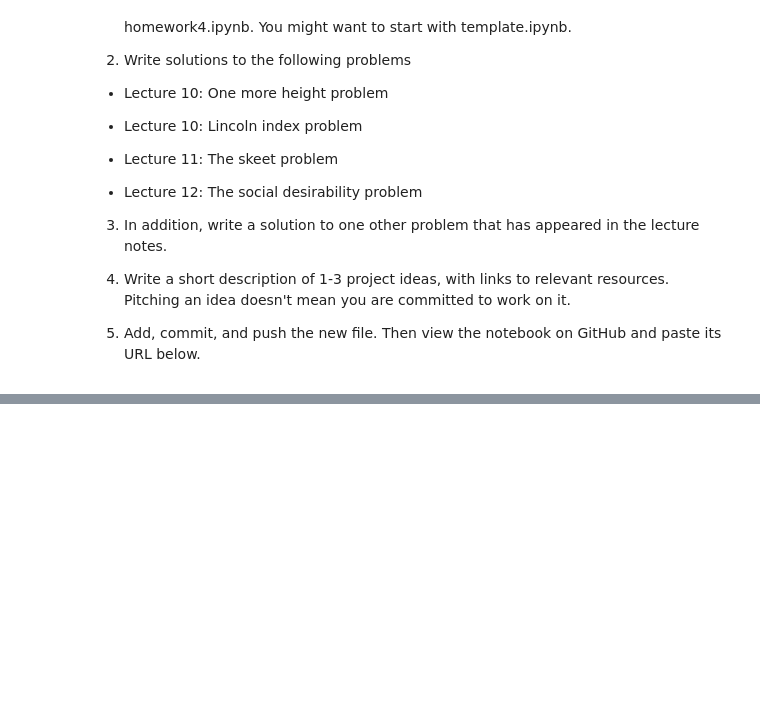
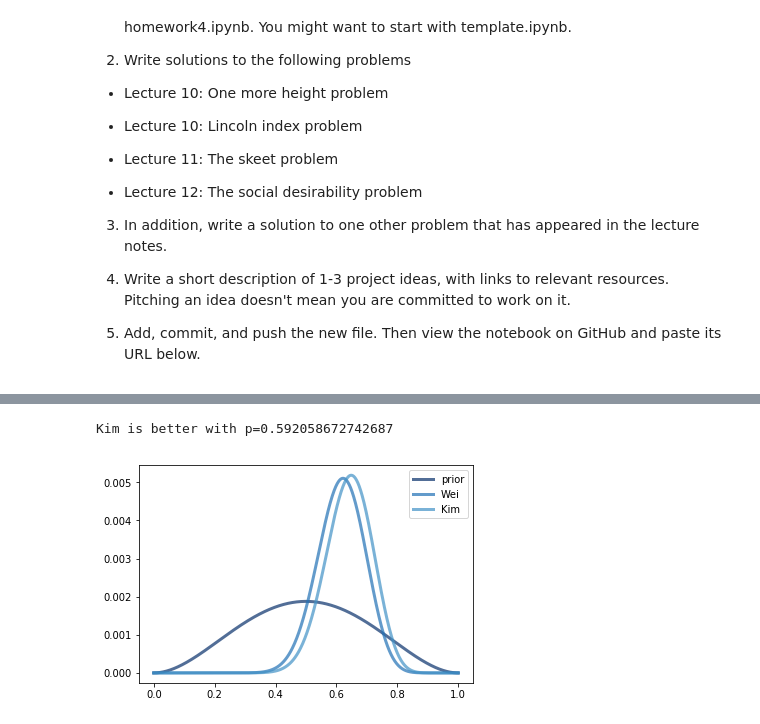
Before and after one commit to HALtheWise/ThinkBayes2, a Jupyter notebook: examples/homework4.ipynb, the cells around one changed output, grey strips where cells are left out. Cells and saved outputs as stored; diff of their text form; code cells hidden in the pictures; blank space fills up the shorter version.

```diff
--- a/examples/homework4.ipynb
+++ b/examples/homework4.ipynb
@@ -41,0 +171,9 @@ import numpy as np
+# %%
+from thinkbayes2 import EvalBinomialPmf
+
+class Shooter(Suite):
+    def Likelihood(self, data, hypo):
+        p_hit = hypo
+        n_hits, n_shots = data
+
+        return EvalBinomialPmf(n_hits, n_shots, p_hit)
@@ -41,0 +182,31 @@ import numpy as np
+# %%
+from thinkbayes2 import Beta, MakeBinomialPmf
+
+prior = Shooter(Beta(3,3).MakePmf(1000))
+
+kim = prior.Copy()
+wei = prior.Copy()
+
+def updateBoth(hits, shots):
+    kim.Update((hits, shots))
+    wei.Update((hits, shots))
+
+updateBoth(15, 25)
+updateBoth(1, 2)
+updateBoth(2, 2)
+updateBoth(2, 2)
+
+wei.Update((1,2))
+kim.Update((2,2))
+
+kim_better = (kim - wei).ProbGreater(0)
+
+thinkplot.Pdf(prior, label='prior')
+thinkplot.Pdf(wei, label='Wei')
+thinkplot.Pdf(kim, label='Kim')
+thinkplot.Config()
+
+print(f"Kim is better with p={kim_better}")
+# %% [output]
+Kim is better with p=0.592058672742687
+[figure, added]
```
Also changed, not shown: parts of 28 cells of this notebook.
